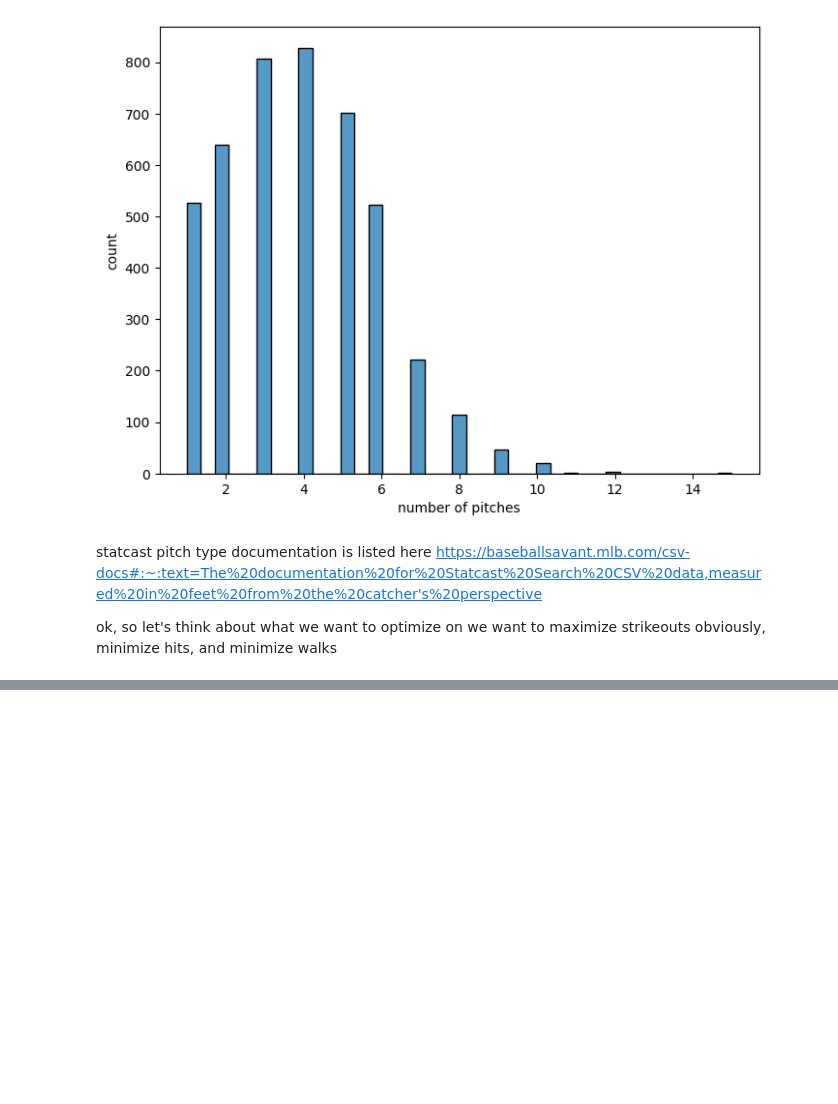
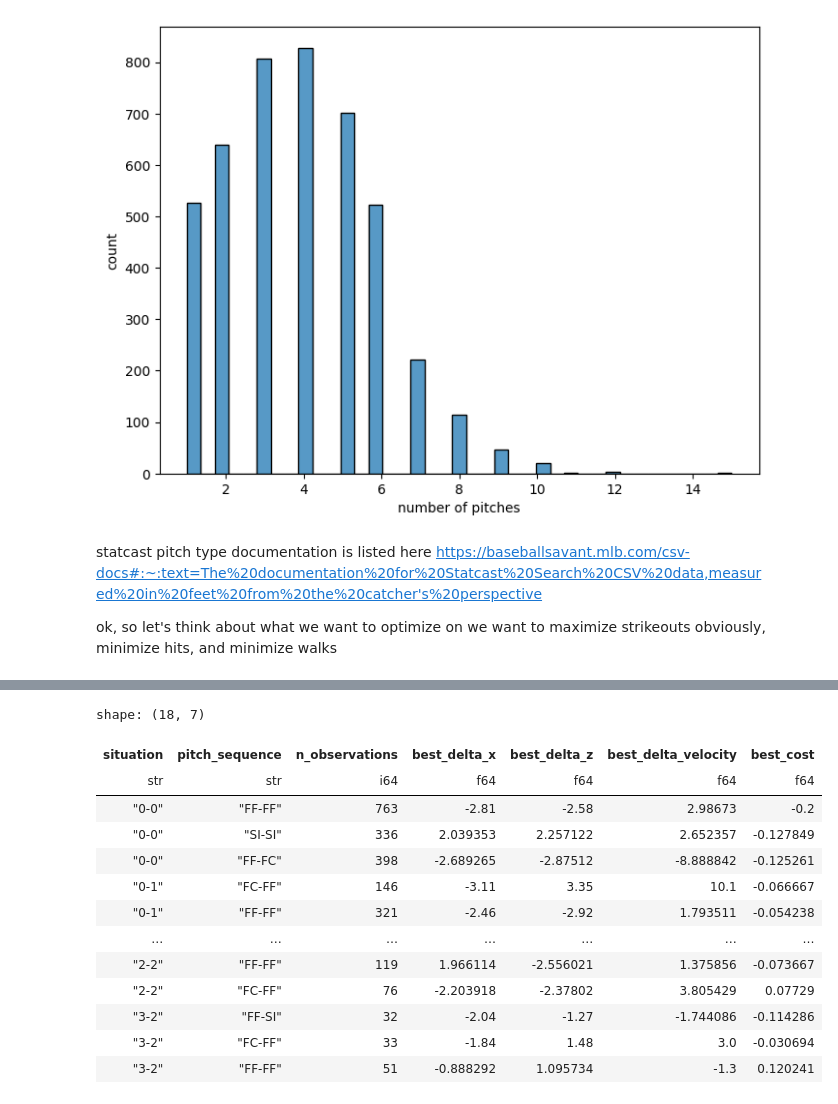
Before and after one commit to drewnano/baseball-learning, a Jupyter notebook: zachwheeler_example.ipynb, the cells around one changed output, grey strips where cells are left out. Saved outputs shown, nothing was run; the diff lists cells and outputs as text; code cells hidden in the pictures; blank space fills up the shorter version.

Commit message:
changed to situational-based awareness and updated utils.py function to help

```diff
--- a/zachwheeler_example.ipynb
+++ b/zachwheeler_example.ipynb
@@ -375,0 +665,43 @@ logger.info('Finished')
+# %%
+# Run optimization for ALL situations
+all_results = pl.DataFrame({
+    'situation': pl.Series([], dtype=pl.Utf8),
+    'pitch_sequence': pl.Series([], dtype=pl.Utf8),
+    'n_observations': pl.Series([], dtype=pl.Int64),
+    'best_delta_x': pl.Series([], dtype=pl.Float64),
+    'best_delta_z': pl.Series([], dtype=pl.Float64),
+    'best_delta_velocity': pl.Series([], dtype=pl.Float64),
+    'best_cost': pl.Series([], dtype=pl.Float64)
+})
+
+for situation in situations:
+    logger.info(f"\nProcessing situation: {situation['name']}")
+    result = analyze_by_situation(situation, sequences_df, top_n=3)
+
+    if result is not None and len(result) > 0:
+        all_results = all_results.vstack(result)
+    else:
+        logger.warning(f"No results for situation {situation['name']}")
+
+# Display all results sorted by situation and cost
+all_results = all_results.sort(['situation', 'best_cost'])
+logger.info(f"\n{'='*60}")
+logger.info(f"FINAL RESULTS - Best pitch locations by situation")
+logger.info(f"{'='*60}")
+
+all_results
+# %% [output]
+shape: (18, 7)
+| situation | pitch_sequence | n_observations | best_delta_x | best_delta_z | best_delta_velocity | best_cost |
+| str | str | i64 | f64 | f64 | f64 | f64 |
+| "0-0" | "FF-FF" | 763 | -2.81 | -2.58 | 2.98673 | -0.2 |
+| "0-0" | "SI-SI" | 336 | 2.039353 | 2.257122 | 2.652357 | -0.127849 |
+| "0-0" | "FF-FC" | 398 | -2.689265 | -2.87512 | -8.888842 | -0.125261 |
+| "0-1" | "FC-FF" | 146 | -3.11 | 3.35 | 10.1 | -0.066667 |
+| "0-1" | "FF-FF" | 321 | -2.46 | -2.92 | 1.793511 | -0.054238 |
+| … | … | … | … | … | … | … |
+| "2-2" | "FF-FF" | 119 | 1.966114 | -2.556021 | 1.375856 | -0.073667 |
+| "2-2" | "FC-FF" | 76 | -2.203918 | -2.37802 | 3.805429 | 0.07729 |
+| "3-2" | "FF-SI" | 32 | -2.04 | -1.27 | -1.744086 | -0.114286 |
+| "3-2" | "FC-FF" | 33 | -1.84 | 1.48 | 3.0 | -0.030694 |
+| "3-2" | "FF-FF" | 51 | -0.888292 | 1.095734 | -1.3 | 0.120241 |
```
Also changed, not shown: parts of 10 cells of this notebook, 1 other file.
